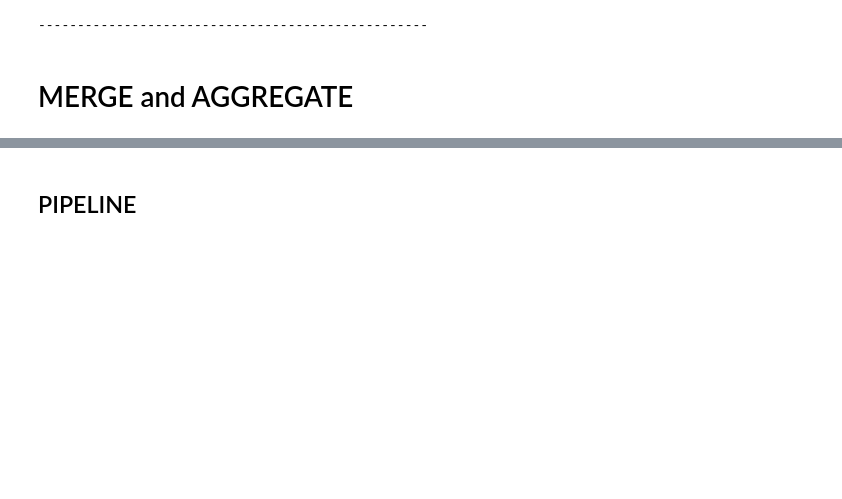
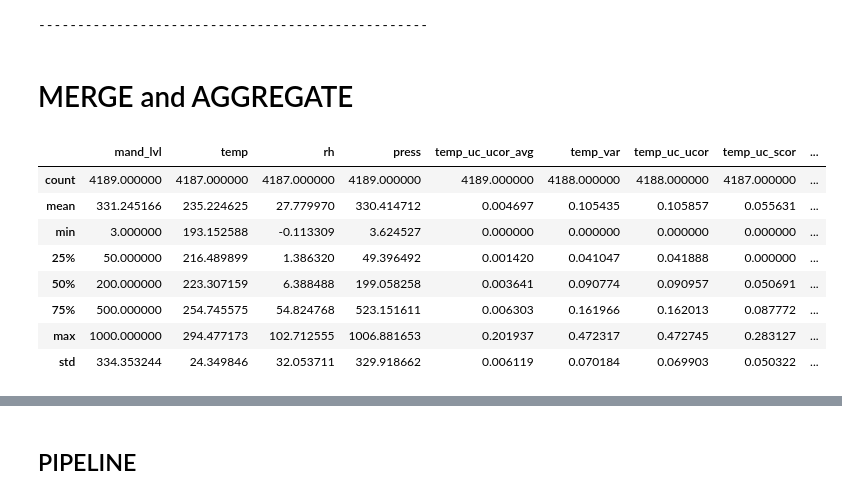
Before and after one commit to TommasoLocatelli/GRUAN_EDA, a Jupyter notebook: code_examples/demo090625.ipynb, the cells around one changed output, grey strips where cells are left out. Saved outputs shown, nothing was run; the diff lists cells and outputs as text; code cells hidden in the pictures; blank space fills up the shorter version.

```diff
--- a/code_examples/demo090625.ipynb
+++ b/code_examples/demo090625.ipynb
@@ -197,7 +197,7 @@ for column in target_columns:
 gdp_folder=r'C:\Users\tomma\Documents\SDC\Repos\GRUAN_EDA\gdp\products_RS41-GDP-1_LIN_2017'#gdp_demo_090625\products_RS41-GDP-1_LIN_2017' # Path to the folder
 gdp_files = [os.path.join(gdp_folder, f) for f in os.listdir(gdp_folder) if f.endswith('.nc')]
 gdps=[]
-for file in tqdm(gdp_files[:50] , desc="Reading GDPs"):
+for file in tqdm(gdp_files[:250] , desc="Reading GDPs"):
     gdps.append(gp.read(file))
 # %%
 # Uniform Spatial gridding accross multiple GDPs
@@ -237,3 +237,15 @@ for column in target_columns:
     plt.xticks(rotation=45)
     plt.tight_layout()
     plt.show()
+# %%
+mggd.describe()
+# %% [output]
+|  | mand_lvl | temp | rh | press | temp_uc_ucor_avg | temp_var | temp_uc_ucor | temp_uc_scor | ... |
+| count | 4189.000000 | 4187.000000 | 4187.000000 | 4189.000000 | 4189.000000 | 4188.000000 | 4188.000000 | 4187.000000 | ... |
+| mean | 331.245166 | 235.224625 | 27.779970 | 330.414712 | 0.004697 | 0.105435 | 0.105857 | 0.055631 | ... |
+| min | 3.000000 | 193.152588 | -0.113309 | 3.624527 | 0.000000 | 0.000000 | 0.000000 | 0.000000 | ... |
+| 25% | 50.000000 | 216.489899 | 1.386320 | 49.396492 | 0.001420 | 0.041047 | 0.041888 | 0.000000 | ... |
+| 50% | 200.000000 | 223.307159 | 6.388488 | 199.058258 | 0.003641 | 0.090774 | 0.090957 | 0.050691 | ... |
+| 75% | 500.000000 | 254.745575 | 54.824768 | 523.151611 | 0.006303 | 0.161966 | 0.162013 | 0.087772 | ... |
+| max | 1000.000000 | 294.477173 | 102.712555 | 1006.881653 | 0.201937 | 0.472317 | 0.472745 | 0.283127 | ... |
+| std | 334.353244 | 24.349846 | 32.053711 | 329.918662 | 0.006119 | 0.070184 | 0.069903 | 0.050322 | ... |
```
Also changed, not shown: parts of 4 cells of this notebook.
